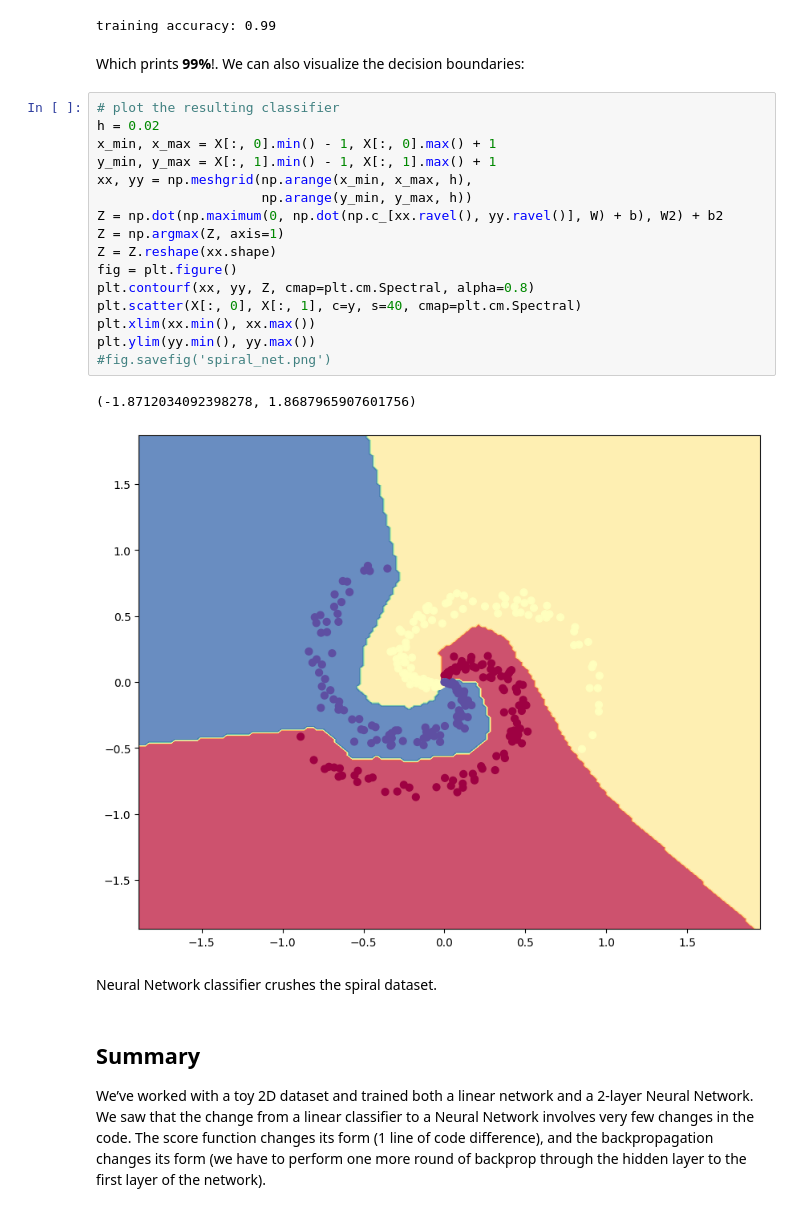
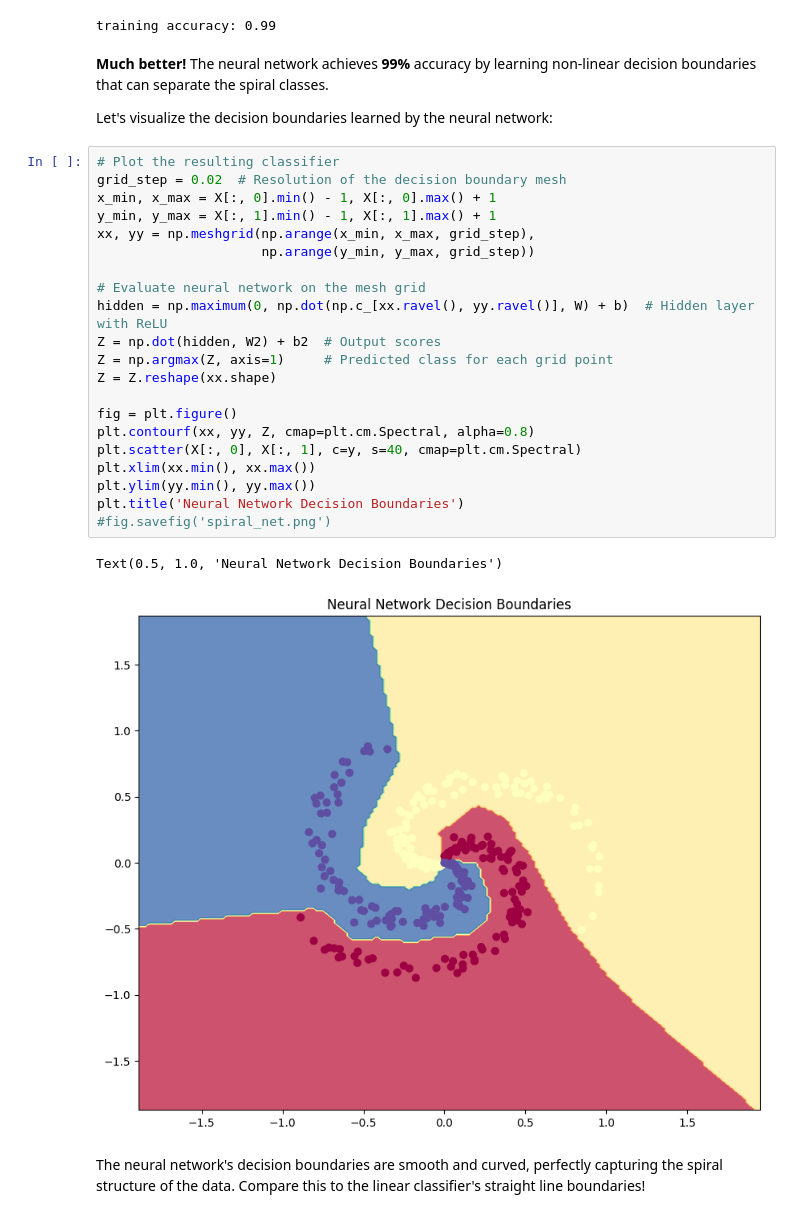
Before and after one commit to cs-txst/cs4337-fall2025, a Jupyter notebook: 13-minimal_neural_net.ipynb, the cells around one changed output. Cells and saved outputs as stored; diff of their text form.

```diff
--- a/13-minimal_neural_net.ipynb
+++ b/13-minimal_neural_net.ipynb
@@ -266,30 +308,33 @@ predicted_class = np.argmax(scores, axis=1)
 print("training accuracy: {:.2f}".format(np.mean(predicted_class == y)))
 # %% [output]
 training accuracy: 0.99
-# %% [markdown]
-Which prints __99%__!. We can also visualize the decision boundaries:
+# %% [markdown]
+**Much better!** The neural network achieves __99%__ accuracy by learning non-linear decision boundaries that can separate the spiral classes.
+
+Let's visualize the decision boundaries learned by the neural network:
 # %%
-# plot the resulting classifier
-h = 0.02
+# Plot the resulting classifier
+grid_step = 0.02  # Resolution of the decision boundary mesh
 x_min, x_max = X[:, 0].min() - 1, X[:, 0].max() + 1
 y_min, y_max = X[:, 1].min() - 1, X[:, 1].max() + 1
-xx, yy = np.meshgrid(np.arange(x_min, x_max, h),
-                     np.arange(y_min, y_max, h))
-Z = np.dot(np.maximum(0, np.dot(np.c_[xx.ravel(), yy.ravel()], W) + b), W2) + b2
-Z = np.argmax(Z, axis=1)
+xx, yy = np.meshgrid(np.arange(x_min, x_max, grid_step),
+                     np.arange(y_min, y_max, grid_step))
+
+# Evaluate neural network on the mesh grid
+hidden = np.maximum(0, np.dot(np.c_[xx.ravel(), yy.ravel()], W) + b)  # Hidden layer with ReLU
+Z = np.dot(hidden, W2) + b2  # Output scores
+Z = np.argmax(Z, axis=1)     # Predicted class for each grid point
 Z = Z.reshape(xx.shape)
+
 fig = plt.figure()
 plt.contourf(xx, yy, Z, cmap=plt.cm.Spectral, alpha=0.8)
 plt.scatter(X[:, 0], X[:, 1], c=y, s=40, cmap=plt.cm.Spectral)
 plt.xlim(xx.min(), xx.max())
 plt.ylim(yy.min(), yy.max())
+plt.title('Neural Network Decision Boundaries')
 #fig.savefig('spiral_net.png')
 # %% [output]
-(-1.8712034092398278, 1.8687965907601756)
+Text(0.5, 1.0, 'Neural Network Decision Boundaries')
-[figure, old version]
+[figure, new version]
-# %% [markdown]
-Neural Network classifier crushes the spiral dataset.
-# %% [markdown]
-## Summary
-
-We’ve worked with a toy 2D dataset and trained both a linear network and a 2-layer Neural Network. We saw that the change from a linear classifier to a Neural Network involves very few changes in the code. The score function changes its form (1 line of code difference), and the backpropagation changes its form (we have to perform one more round of backprop through the hidden layer to the first layer of the network).
+# %% [markdown]
+The neural network's decision boundaries are smooth and curved, perfectly capturing the spiral structure of the data. Compare this to the linear classifier's straight line boundaries!
```
Also changed, not shown: parts of 11 cells of this notebook.
